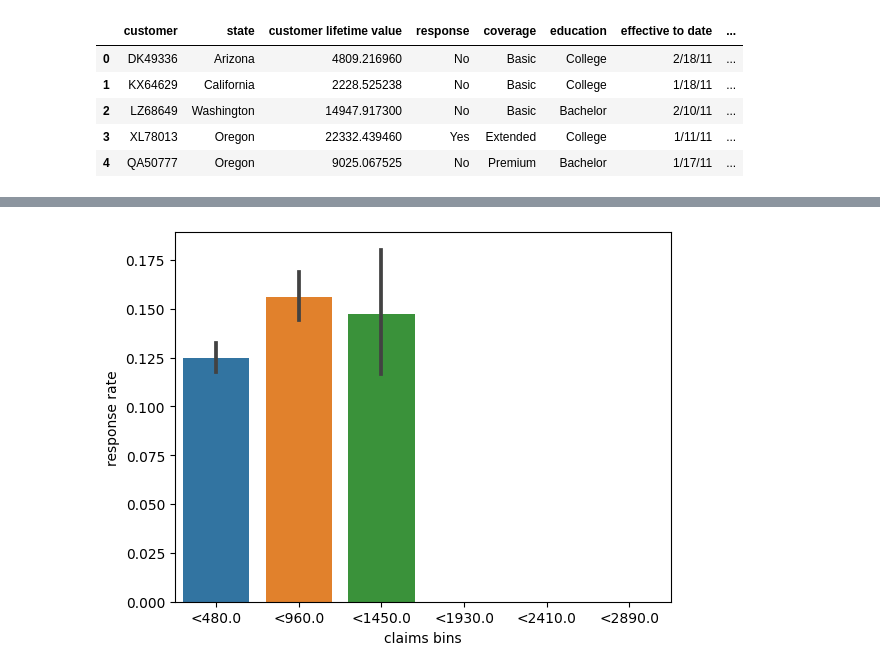
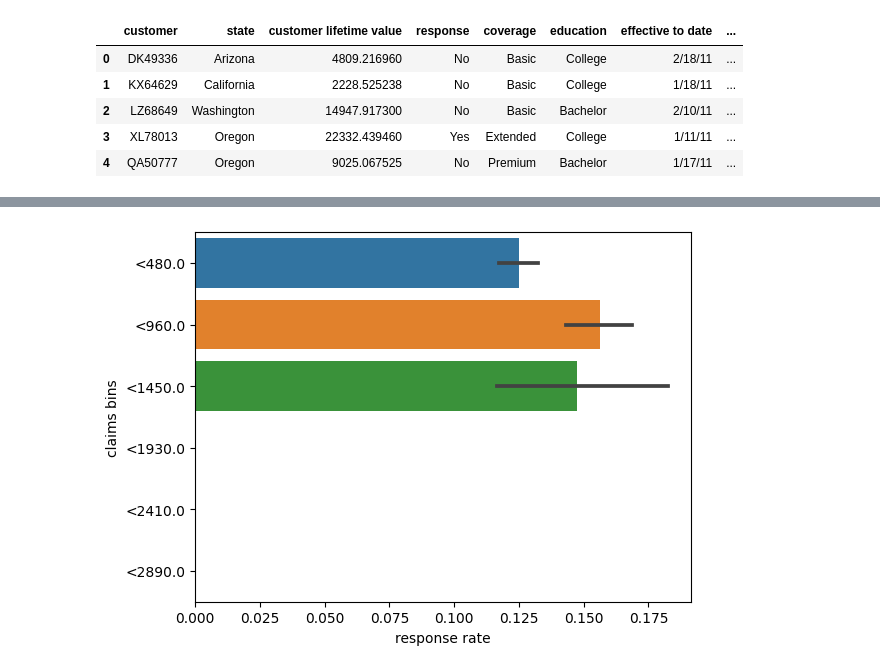
Before and after one commit to Xamweis/lab-customer-analysis-round-2, a Jupyter notebook: solution.ipynb, the cells around one changed output, grey strips where cells are left out. Saved outputs shown, nothing was run; the diff lists cells and outputs as text; code cells hidden in the pictures.

```diff
--- a/solution.ipynb
+++ b/solution.ipynb
@@ -346,16 +346,16 @@ plt.show()
 # %%
 # response - claims
 
 b = 6
 m = data['total claim amount'].max()
 data['bins claims'] = list(map(lambda x: bin_me(x, bins=b, max=m, digits=-1), data['total claim amount']))
 
 ord = list(map(lambda i: f'<{i}', sorted(data['bins claims'].unique())))
 
 data['bins claims'] = data['bins claims'].map({i:f"<{i}" for i in data['bins claims']})
 
-t = sns.barplot(x='bins claims', y='response num', data=data, order=ord)
-t.set(xlabel='claims bins', ylabel='response rate')
+t = sns.barplot(y='bins claims', x='response num', data=data, order=ord)
+t.set(ylabel='claims bins', xlabel='response rate')
 plt.show()
 # %% [output]
-[figure, old version]
+[figure, new version]
```
Also changed, not shown: parts of 2 cells of this notebook.
